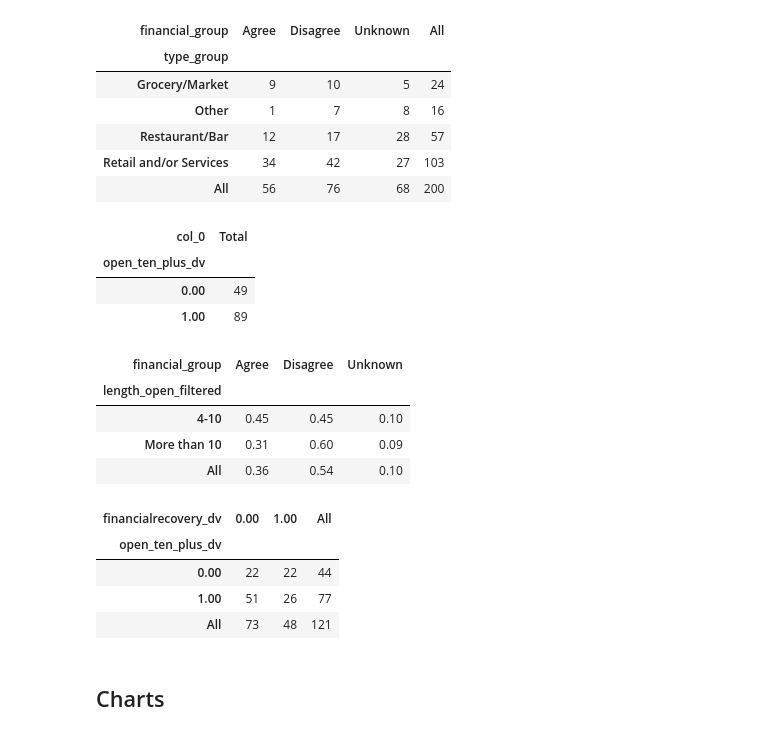
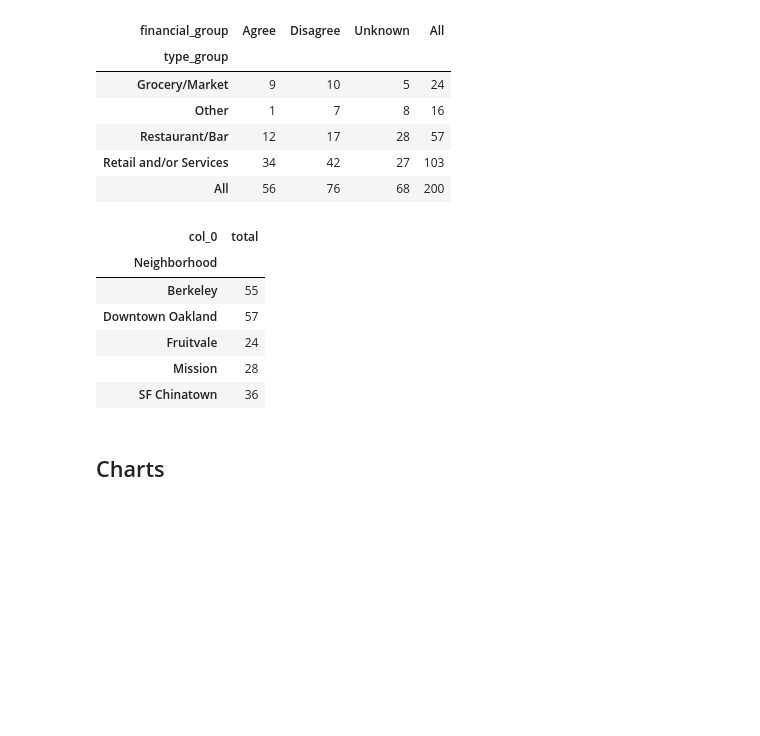
Before and after one commit to mbecica/business-survey-201, a Jupyter notebook: financial-stability.ipynb, the cells around one changed output. Drawn from its saved outputs; the diff is of its cells as text; code cells hidden in the pictures; blank space fills up the shorter version.

```diff
--- a/financial-stability.ipynb
+++ b/financial-stability.ipynb
@@ -107,29 +86,17 @@ length_mapping = {
 business_df['length_open_filtered'] = business_df['length_open'].map(length_mapping)
 business_df['open_ten_plus_dv'] = business_df['length_open_filtered'].map({"More than 10":1,"4-10":0})
 business_df['open_four_ten_dv'] = business_df['length_open_filtered'].map({"More than 10":0,"4-10":1})
-# %%
-pd.crosstab(index=business_df['open_ten_plus_dv'], columns="Total")
-# %% [output]
-| col_0 | Total |
-| open_ten_plus_dv |  |
-| 0.00 | 49 |
-| 1.00 | 89 |
-# %%
-pd.crosstab(index=business_df['length_open_filtered'], columns=business_df['financial_group'], margins=True, normalize='index')
-# %% [output]
-| financial_group | Agree | Disagree | Unknown |
-| length_open_filtered |  |  |  |
-| 4-10 | 0.45 | 0.45 | 0.10 |
-| More than 10 | 0.31 | 0.60 | 0.09 |
-| All | 0.36 | 0.54 | 0.10 |
-# %%
-pd.crosstab(index=business_df['open_ten_plus_dv'], columns=business_df['financialrecovery_dv'], margins=True)
-# %% [output]
-| financialrecovery_dv | 0.00 | 1.00 | All |
-| open_ten_plus_dv |  |  |  |
-| 0.00 | 22 | 22 | 44 |
-| 1.00 | 51 | 26 | 77 |
-| All | 73 | 48 | 121 |
+# %%
+# Neighborhood
+pd.crosstab(index=business_df["Neighborhood"], columns="total", dropna=False)
+# %% [output]
+| col_0 | total |
+| Neighborhood |  |
+| Berkeley | 55 |
+| Downtown Oakland | 57 |
+| Fruitvale | 24 |
+| Mission | 28 |
+| SF Chinatown | 36 |
 # %% [markdown]
 ## Charts
 # %%
```
Also changed, not shown: parts of 9 cells of this notebook.
